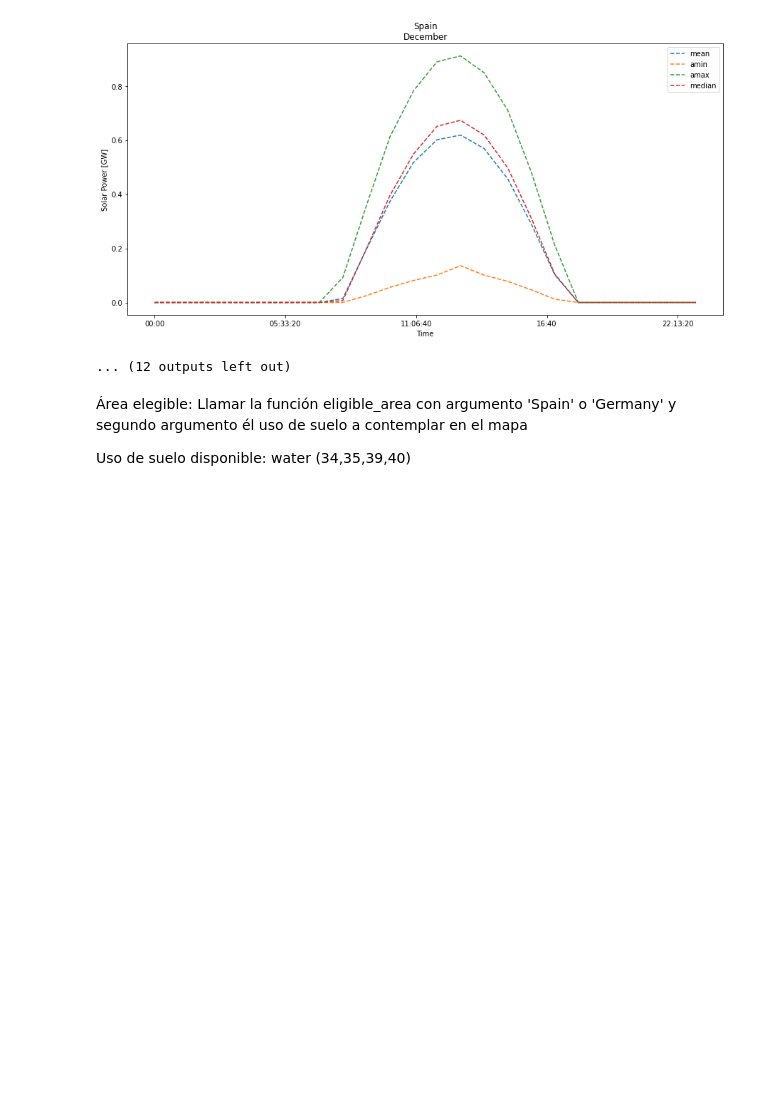
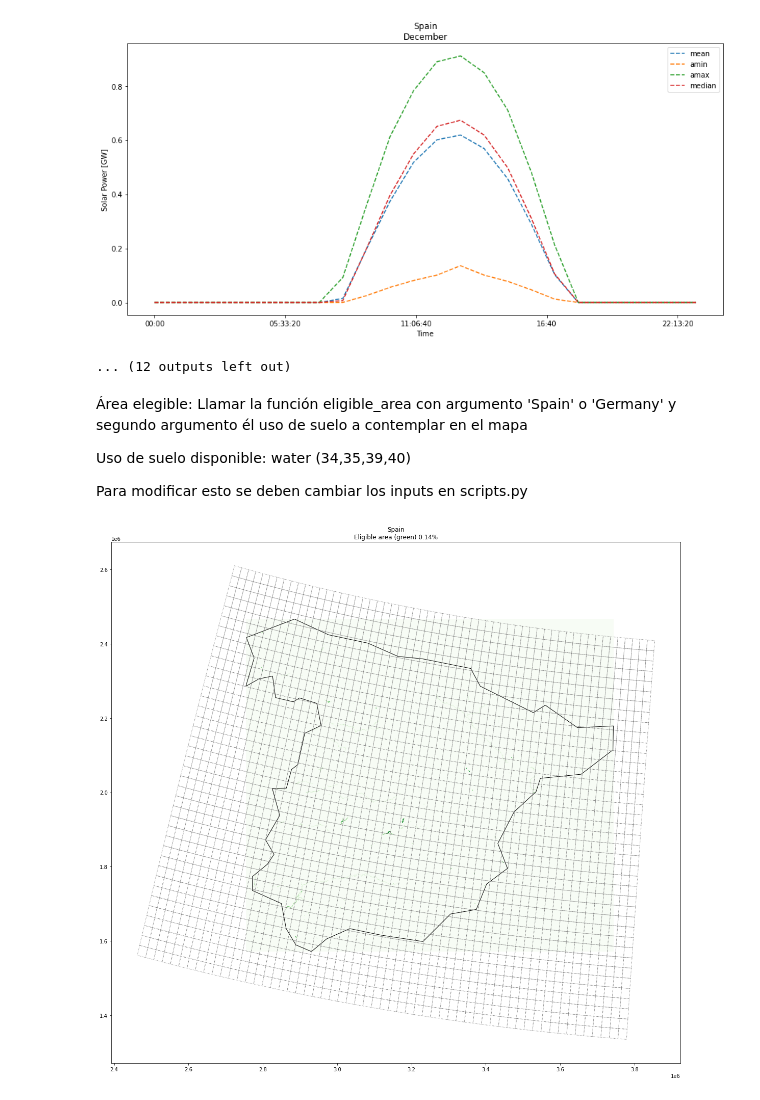
Before and after one commit to roberto-andrade22/PV_Parks_EU, a Jupyter notebook: Simulación.ipynb, the cells around one changed output. Cells and saved outputs as stored; diff of their text form; code cells hidden in the pictures; blank space fills up the shorter version.

```diff
--- a/Simulación.ipynb
+++ b/Simulación.ipynb
@@ -156,3 +182,10 @@ Llamar la función eligible_area con argumento 'Spain' o 'Germany' y segundo arg
 Uso de suelo disponible:
 water
 (34,35,39,40)
+
+
+Para modificar esto se deben cambiar los inputs en scripts.py
+# %%
+eligible_area('Spain',water)
+# %% [output]
+[figure, added]
```
Also changed, not shown: parts of 12 cells of this notebook.
